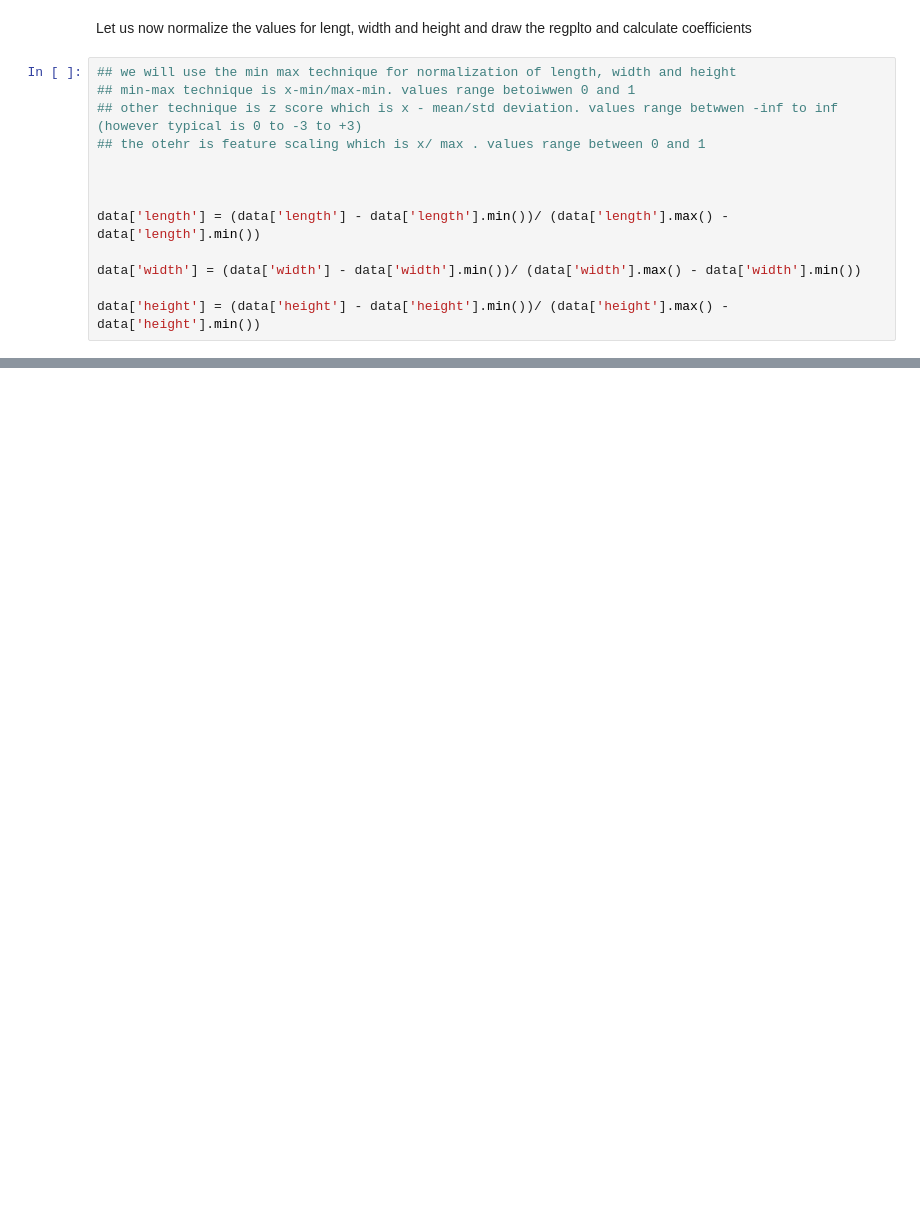
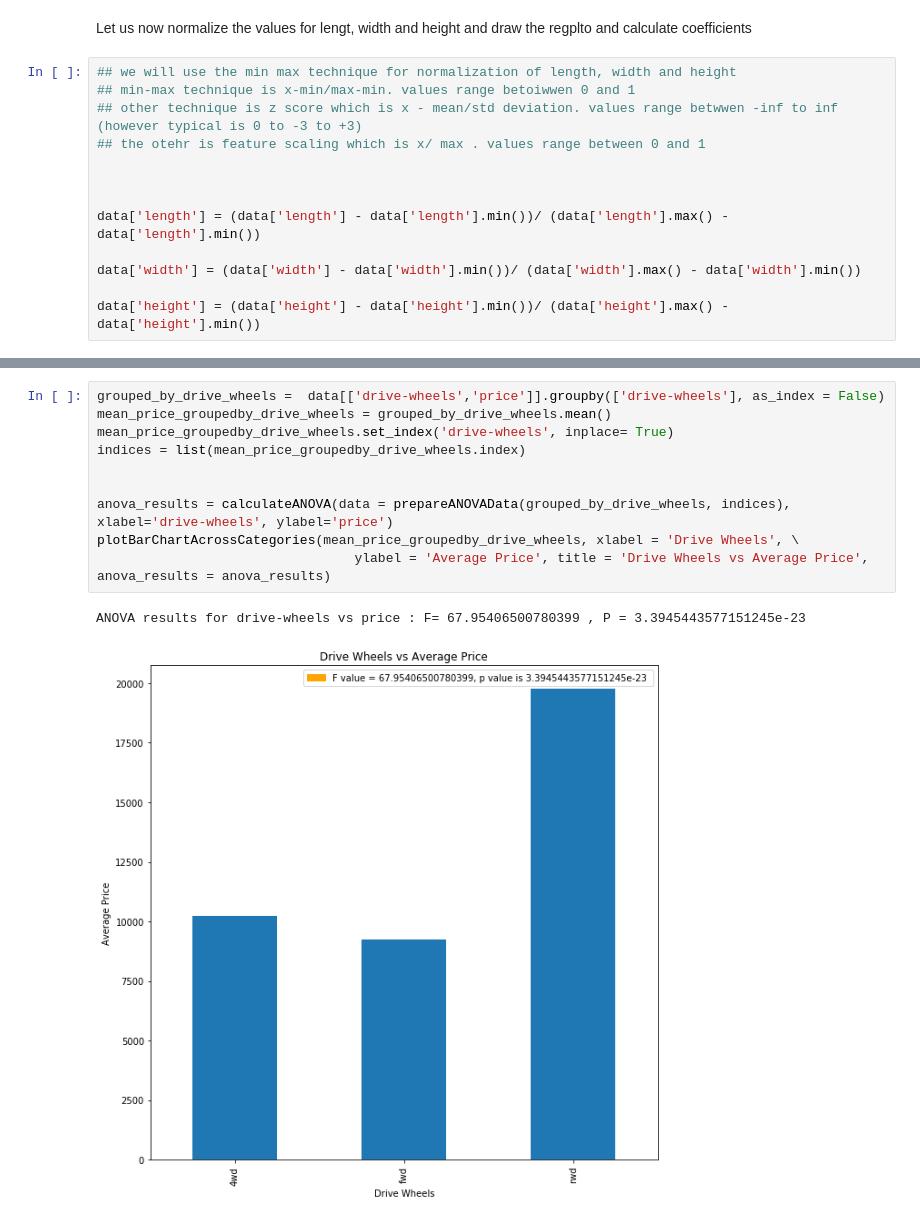
Before and after one commit to in-tandem/pandas_learning, a Jupyter notebook: data_analysis_auto_sales_history.ipynb, the cells around one changed output, grey strips where cells are left out. Drawn from its saved outputs; the diff is of its cells as text; blank space fills up the shorter version.

```diff
--- a/data_analysis_auto_sales_history.ipynb
+++ b/data_analysis_auto_sales_history.ipynb
@@ -657,0 +803,13 @@ Based on the above observations we can see that :
+# %%
+grouped_by_drive_wheels =  data[['drive-wheels','price']].groupby(['drive-wheels'], as_index = False)
+mean_price_groupedby_drive_wheels = grouped_by_drive_wheels.mean()
+mean_price_groupedby_drive_wheels.set_index('drive-wheels', inplace= True)
+indices = list(mean_price_groupedby_drive_wheels.index)
+
+
+anova_results = calculateANOVA(data = prepareANOVAData(grouped_by_drive_wheels, indices), xlabel='drive-wheels', ylabel='price')
+plotBarChartAcrossCategories(mean_price_groupedby_drive_wheels, xlabel = 'Drive Wheels', \
+                                 ylabel = 'Average Price', title = 'Drive Wheels vs Average Price', anova_results = anova_results)
+# %% [output]
+ANOVA results for drive-wheels vs price : F= 67.95406500780399 , P = 3.3945443577151245e-23
+[figure, added]
```
Also changed, not shown: parts of 19 cells of this notebook.
